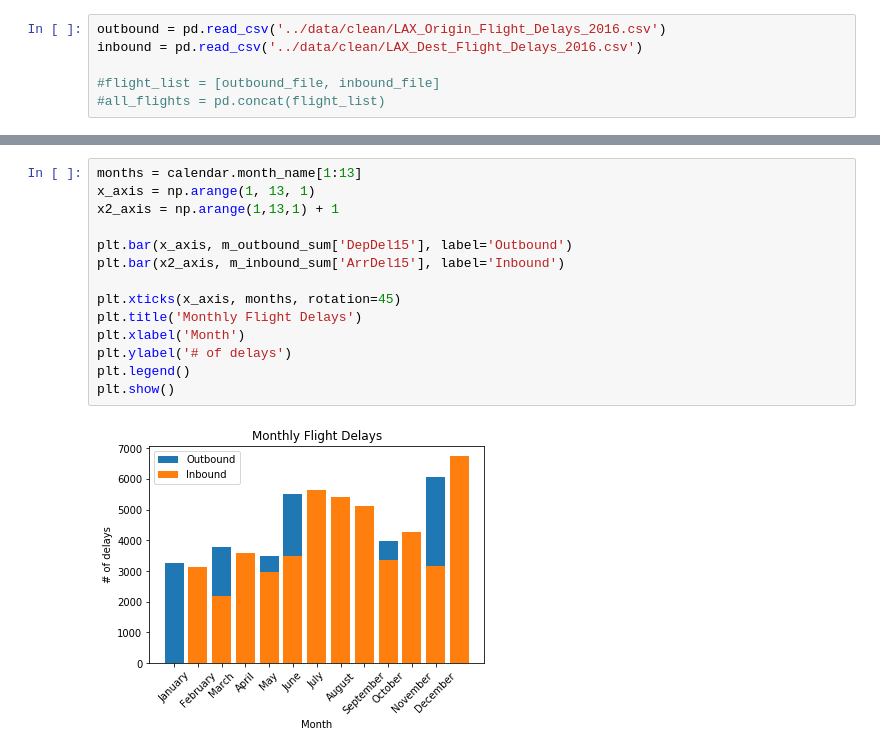
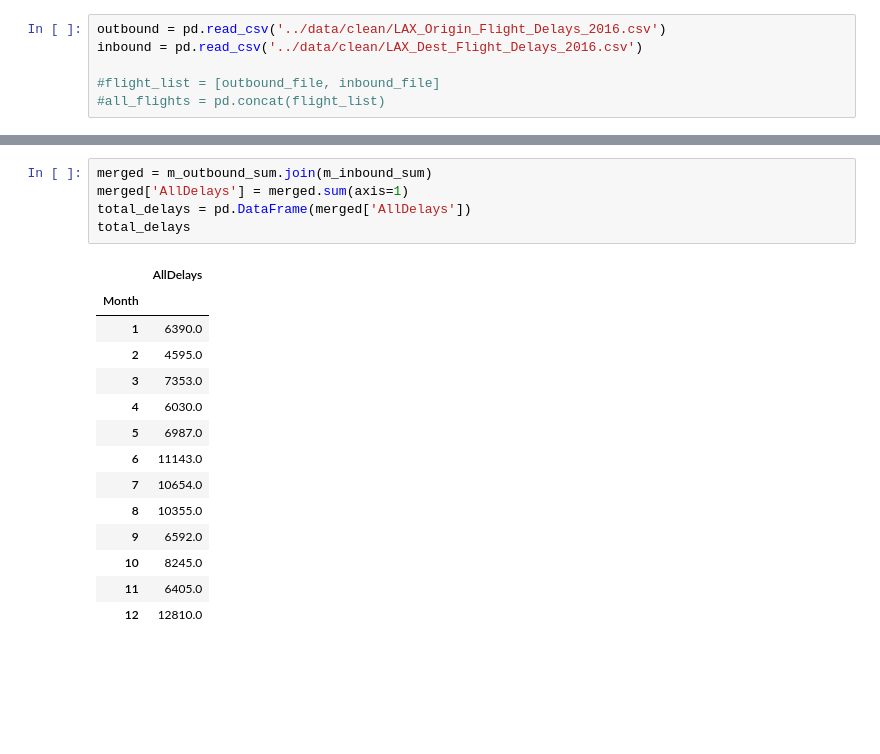
Before and after one commit to phoessel/Analysis-of-DFW-Flight-Delays, a Jupyter notebook: month-frequency/month-freq.ipynb, the cells around one changed output, grey strips where cells are left out. Saved outputs shown, nothing was run; the diff lists cells and outputs as text; blank space fills up the shorter version.

```diff
--- a/month-frequency/month-freq.ipynb
+++ b/month-frequency/month-freq.ipynb
@@ -75,16 +60,20 @@ plt.show()
-# %%
-months = calendar.month_name[1:13]
-x_axis = np.arange(1, 13, 1)
-x2_axis = np.arange(1,13,1) + 1
-
-plt.bar(x_axis, m_outbound_sum['DepDel15'], label='Outbound')
-plt.bar(x2_axis, m_inbound_sum['ArrDel15'], label='Inbound')
-
-plt.xticks(x_axis, months, rotation=45)
-plt.title('Monthly Flight Delays')
-plt.xlabel('Month')
-plt.ylabel('# of delays')
-plt.legend()
-plt.show()
-# %% [output]
-[figure, removed]
+# %%
+merged = m_outbound_sum.join(m_inbound_sum)
+merged['AllDelays'] = merged.sum(axis=1)
+total_delays = pd.DataFrame(merged['AllDelays'])
+total_delays
+# %% [output]
+|  | AllDelays |
+| Month |  |
+| 1 | 6390.0 |
+| 2 | 4595.0 |
+| 3 | 7353.0 |
+| 4 | 6030.0 |
+| 5 | 6987.0 |
+| 6 | 11143.0 |
+| 7 | 10654.0 |
+| 8 | 10355.0 |
+| 9 | 6592.0 |
+| 10 | 8245.0 |
+| 11 | 6405.0 |
+| 12 | 12810.0 |
```
Also changed, not shown: parts of 7 cells of this notebook.
